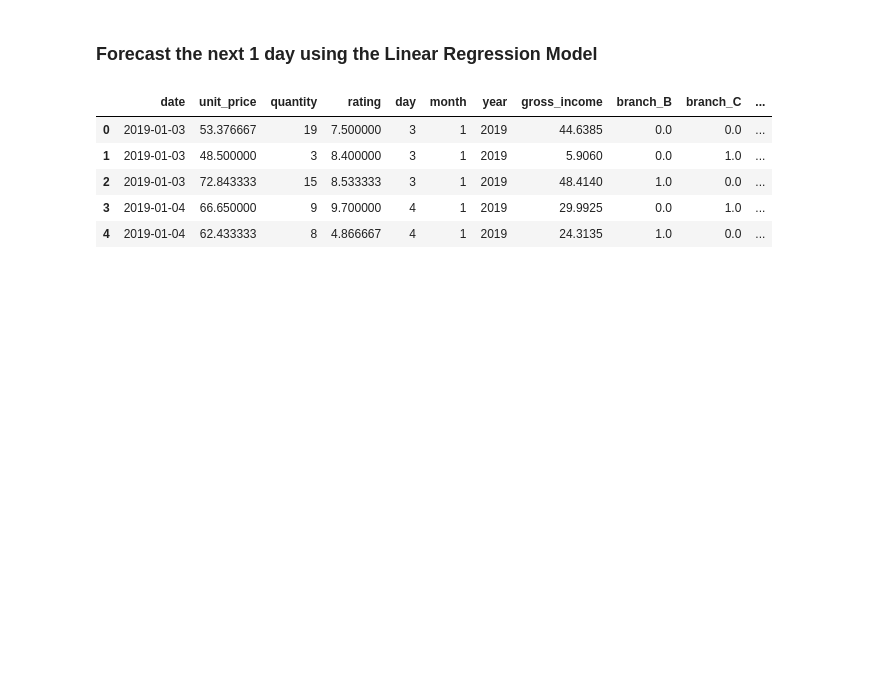
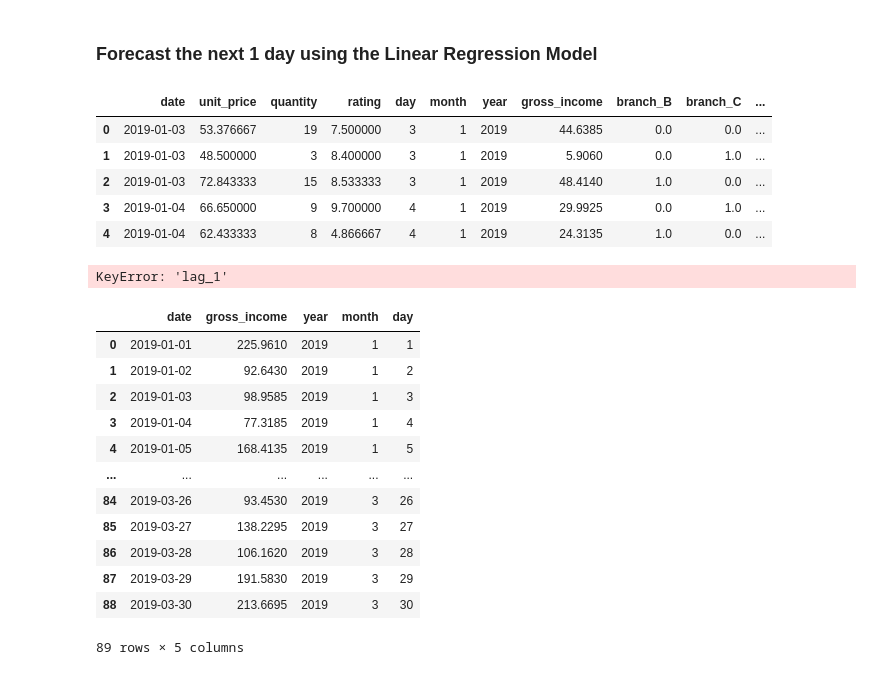
Before and after one commit to MustafaAldabbas/Machine_learning_superMarket, a Jupyter notebook: Notebook/Natalia.ipynb, the cells around one changed output. Cells and saved outputs as stored; diff of their text form; code cells hidden in the pictures; blank space fills up the shorter version.

```diff
--- a/Notebook/Natalia.ipynb
+++ b/Notebook/Natalia.ipynb
@@ -876,3 +874,67 @@ combined_df_encoded_dropped.head()
 | 2 | 2019-01-03 | 72.843333 | 15 | 8.533333 | 3 | 1 | 2019 | 48.4140 | 1.0 | 0.0 | ... |
 | 3 | 2019-01-04 | 66.650000 | 9 | 9.700000 | 4 | 1 | 2019 | 29.9925 | 0.0 | 1.0 | ... |
 | 4 | 2019-01-04 | 62.433333 | 8 | 4.866667 | 4 | 1 | 2019 | 24.3135 | 1.0 | 0.0 | ... |
+# %%
+
+# Creating a DataFrame for the next 7 days with necessary features
+future_dates = pd.date_range(start=gross_income_by_date['date'].max() + pd.Timedelta(days=1), periods=7, freq='D')
+future_data = pd.DataFrame({'date': future_dates})
+
+# Adding initial features for future dates
+future_data['day_of_week'] = future_data['date'].dt.dayofweek
+future_data['week_of_year'] = future_data['date'].dt.isocalendar().week
+future_data['month'] = future_data['date'].dt.month
+
+# Predicting future sales
+predicted_gross_income = []
+
+# Creating lag and rolling features iteratively for future predictions
+for i in range(len(future_data)):
+    if i == 0:
+        # Using the last available historical data for the first prediction
+        last_known_gross_income = gross_income_by_date['gross_income'].values[-1]
+        lag_features = [gross_income_by_date[f'lag_{j}'].values[-1] for j in range(1, 8)]
+        rolling_3 = gross_income_by_date['gross_income'].rolling(window=3).mean().values[-1]
+        rolling_7 = gross_income_by_date['gross_income'].rolling(window=7).mean().values[-1]
+    else:
+        # Using previous predictions for subsequent days
+        last_known_sales = predicted_gross_income[-1]
+        lag_features = [predicted_gross_income[-j] if j <= i else gross_income_by_date[f'lag_{j}'].values[-1] for j in range(1, 8)]
+        rolling_3 = np.mean(predicted_gross_income[-3:]) if i >= 3 else gross_income_by_date['gross_income'].rolling(window=3).mean().values[-1]
+        rolling_7 = np.mean(predicted_gross_income[-7:]) if i >= 7 else gross_income_by_date['gross_income'].rolling(window=7).mean().values[-1]
+
+    # Creating a single row of features for prediction
+    row = future_data.iloc[i].copy()
+    row['lag_1'] = last_known_gross_income
+    for j in range(2, 8):
+        row[f'lag_{j}'] = lag_features[j-1]
+    row['rolling_mean_3'] = rolling_3
+    row['rolling_mean_7'] = rolling_7
+
+    # Predicting the sales
+    prediction = linear_model.predict(row.drop(labels=['date']).values.reshape(1, -1))[0]
+    predicted_gross_income.append(prediction)
+
+# Creating a DataFrame with future dates and their predicted sales
+future_gross_income = pd.DataFrame({'date': future_dates, 'predicted_gross_income': predicted_gross_income})
+
+# Display the future sales predictions
+print(future_gross_income)
+# %% [output]
+KeyError: 'lag_1'
+# %%
+gross_income_by_date
+# %% [output]
+|  | date | gross_income | year | month | day |
+| 0 | 2019-01-01 | 225.9610 | 2019 | 1 | 1 |
+| 1 | 2019-01-02 | 92.6430 | 2019 | 1 | 2 |
+| 2 | 2019-01-03 | 98.9585 | 2019 | 1 | 3 |
+| 3 | 2019-01-04 | 77.3185 | 2019 | 1 | 4 |
+| 4 | 2019-01-05 | 168.4135 | 2019 | 1 | 5 |
+| ... | ... | ... | ... | ... | ... |
+| 84 | 2019-03-26 | 93.4530 | 2019 | 3 | 26 |
+| 85 | 2019-03-27 | 138.2295 | 2019 | 3 | 27 |
+| 86 | 2019-03-28 | 106.1620 | 2019 | 3 | 28 |
+| 87 | 2019-03-29 | 191.5830 | 2019 | 3 | 29 |
+| 88 | 2019-03-30 | 213.6695 | 2019 | 3 | 30 |
+89 rows × 5 columns
```
Also changed, not shown: parts of 7 cells of this notebook, 7 other files.
